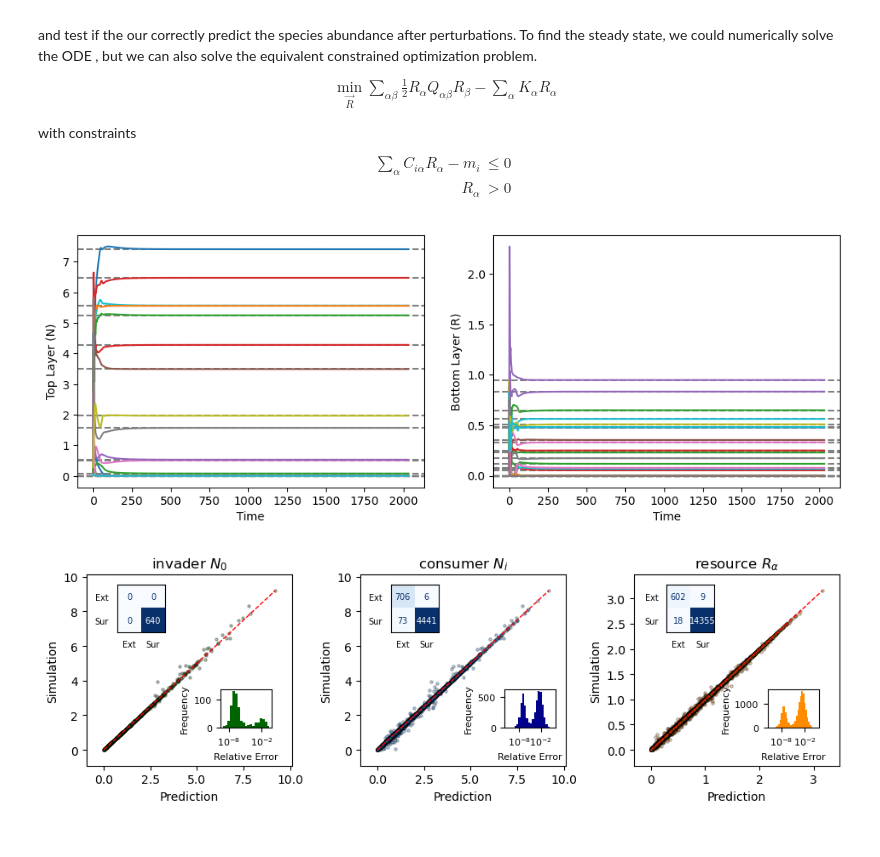
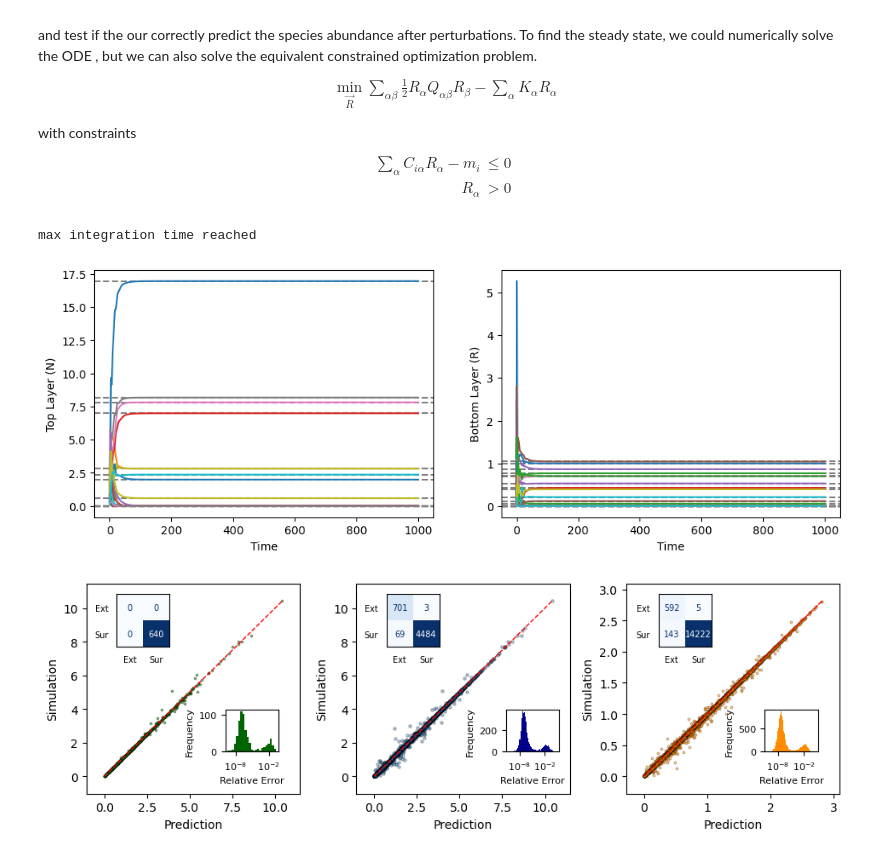
Before and after one commit to Emergent-Behaviors-in-Biology/invasion-theory, a Jupyter notebook: general_MCRM.ipynb, the cells around one changed output. Saved outputs shown, nothing was run; the diff lists cells and outputs as text; code cells hidden in the pictures.

```diff
--- a/general_MCRM.ipynb
+++ b/general_MCRM.ipynb
@@ -183,45 +184,35 @@ def plot_simulation_results(N_values, R_values, sol, top_species, resources, ysc
     plt.plot(sol.t, sol.y[top_species:].T)
     plt.xlabel('Time')
     plt.ylabel('Bottom Layer (R)')
     plt.yscale(yscale)
     plt.xscale(xscale)
 
     plt.show()
 
 
 #Example usage
 top_species = 20
 resources = 30
 C_mean = 5
 C_std_dev = 1
 rho = 1
 migration = 1e-9
 Q_mean = 0.5
 Q_std_dev = 0.1
-Q_rho = 1
+Q_rho = 0.5
 u_mean, u_std_dev, k_mean, k_std_dev = 1,0.1,10,0.1
 
 # Generate model parameters
 C, u, E, k, Q = generate_model_params(top_species, resources, C_mean, C_std_dev, rho, Q_mean, Q_std_dev, Q_rho, u_mean, u_std_dev, k_mean, k_std_dev)
-#print(Q)
+
 # Define simulation parameters
-max_time=50000
+max_time=1000
 initial_state = np.random.rand(top_species + resources)
 
-#Run optimization to find steady state
-#R_opt = cvx.Variable(resources)
-#constraints = [C @ R_opt <= u, R_opt >= 0]
-#eigenvalues = np.linalg.eigvals(Q)
-#print("Eigenvalues of Q_m:", eigenvalues)
-#prob = cvx.Problem(cvx.Minimize((1/2)*cvx.quad_form(R_opt, Q) - k.T @ R_opt), constraints)
-#prob_output = prob.solve(solver=cvx.OSQP,polish=True, eps_abs=1e-7, eps_rel=1e-7, max_iter=100000, warm_start=True)
-#N_values = prob.constraints[0].dual_value
-#R_values = R_opt.value
-#print(N_values,R_values)
-#print(Q - Q.T)
 N_values, R_values=find_steady_state(k, C, E, Q, u, max_iteration=1000, alpha=0.9, tol=1e-5)
 #Run simulation
 _,linear_result,result = ODE_simulator( initial_state, top_species, resources, C, E, u, k,Q, migration,max_time)
 plot_simulation_results(N_values, R_values, result, top_species, resources, plot_optimization=True, yscale='linear')
 # %% [output]
+max integration time reached
-[figure, old version]
+[figure, new version]
@@ -810,7 +608,7 @@ ax[1].set_xlabel('Prediction')
 ax[1].set_ylabel('Simulation')
 ax[1].set_xlim(-maxN * 0.1, 1.1 * maxN)
 ax[1].set_ylim(-maxN * 0.1, 1.1 * maxN)
-ax[1].set_title(f'consumer $N_i$')
+#ax[1].set_title(f'consumer $N_i$')
 
 # Add confusion matrix inset for N
 inset_ax_n = ax[1].inset_axes([0.14, 0.7, 0.25, 0.25])
@@ -832,13 +630,13 @@ ax_hist1.set_xticklabels(['$10^{-8}$', '$10^{-2}$'])  # Replace with your desire
 
 # Scatter plot for R
 maxR = np.max(np.concatenate(MCRM_unpacked_data['predictionRs']))
-scatter_r = ax[2].scatter(filtered_predictionRs, filtered_simulationR_after, s=5, alpha=0.3, c='darkorange', edgecolors='black')
+scatter_r = ax[2].scatter(filtered_predictionRs, filtered_simulationR_after, s=5, alpha=0.5, linewidth=0.3, c='darkorange', edgecolors='black')
 ax[2].plot([0, maxR], [0, maxR], color='r', linestyle='dashed', linewidth=1)
 ax[2].set_xlabel('Prediction')
 ax[2].set_ylabel('Simulation')
 ax[2].set_xlim(-maxR * 0.1, 1.1 * maxR)
 ax[2].set_ylim(-maxR * 0.1, 1.1 * maxR)
-ax[2].set_title(f'resource $R_α$')
+#ax[2].set_title(f'resource $R_α$')
 
 # Add confusion matrix inset for R
 inset_ax_r = ax[2].inset_axes([0.15, 0.7, 0.25, 0.25])
@@ -859,12 +657,6 @@ ax_hist2.set_xticklabels(['$10^{-8}$', '$10^{-2}$'])  # Replace with your desire
 simulation_invader = np.array([x[-1] for x in MCRM_unpacked_data['simulationN_after']])
 prediction_invader = np.array([x[-1] for x in MCRM_unpacked_data['predictionNs']])
 
-# Convert continuous data to binary/categorical if necessary
-#threshold_invader = 0.01 # Define a threshold value if needed
-#sim_invader_bool = simulation_invader > threshold_invader
-#pred_invader_bool = prediction_invader > threshold_invader
-sim_Nbools_concatenated = np.concatenate(sim_Nbools)
-prediction_Nbool_concatenated = np.concatenate(prediction_Nbool)
 
 sim_invader_bool =  np.array([x[-1] for x in MCRM_unpacked_data['sim_Nbools']])
 pred_invader_bool =  np.array([x[-1] for x in MCRM_unpacked_data['prediction_Nbool']])
@@ -881,13 +673,13 @@ filtered_prediction_invader = prediction_invader[N0_positive_indices]
 
 # Scatter plot for N_0
 maxN0 = np.max(filtered_prediction_invader)
-scatter_n0 = ax[0].scatter(filtered_prediction_invader, filtered_simulation_invader, s=5, alpha=0.3, c='darkgreen', edgecolors='black')
+scatter_n0 = ax[0].scatter(filtered_prediction_invader, filtered_simulation_invader, s=5, alpha=0.5, linewidth=0.3, c='darkgreen', edgecolors='black')
 ax[0].plot([0, maxN0], [0, maxN0], color='r', linestyle='dashed', linewidth=1)
 ax[0].set_xlabel('Prediction')
 ax[0].set_ylabel('Simulation')
 ax[0].set_xlim(-maxN0 * 0.1, 1.1 * maxN0)
 ax[0].set_ylim(-maxN0 * 0.1, 1.1 * maxN0)
-ax[0].set_title(f'invader $N_0$')
+#ax[0].set_title(f'invader $N_0$')
 
 # Add confusion matrix inset for N_0
 inset_ax_n0 = ax[0].inset_axes([0.14, 0.7, 0.25, 0.25])
@@ -906,8 +698,9 @@ ax_hist0.set_xticks([-8, -2])  # Replace with your desired tick positions
 ax_hist0.set_xticklabels(['$10^{-8}$', '$10^{-2}$'])  # Replace with your desired tick labels
 
 plt.tight_layout()
-fig.savefig("single_MCRM_work.svg", format="svg")
+fig.savefig("MCRM_work.svg", format="svg")
+fig.savefig("MCRM_work.pdf", format="pdf")
 
 plt.show()
 # %% [output]
-[figure, old version]
+[figure, new version]
```
Also changed, not shown: parts of 12 cells of this notebook, 6 other files.
